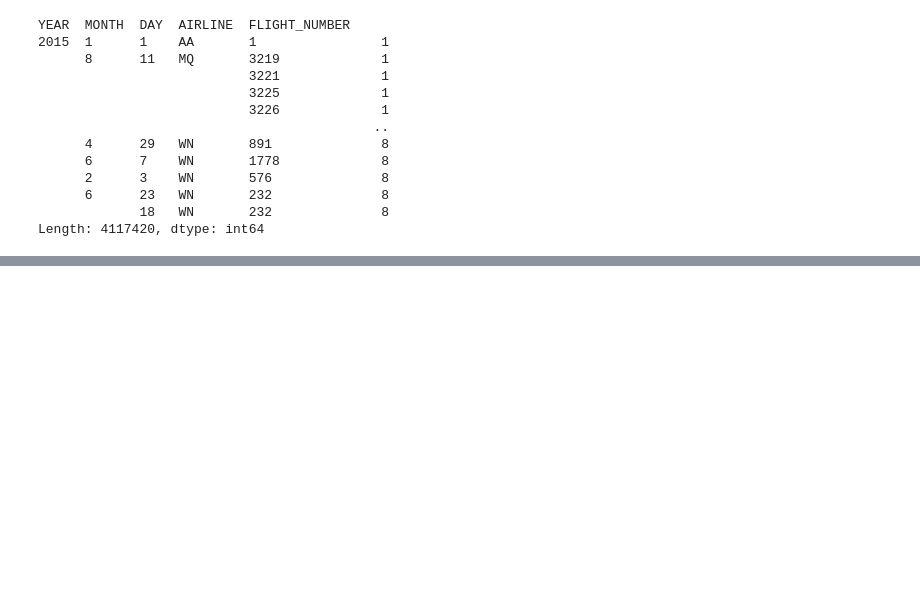
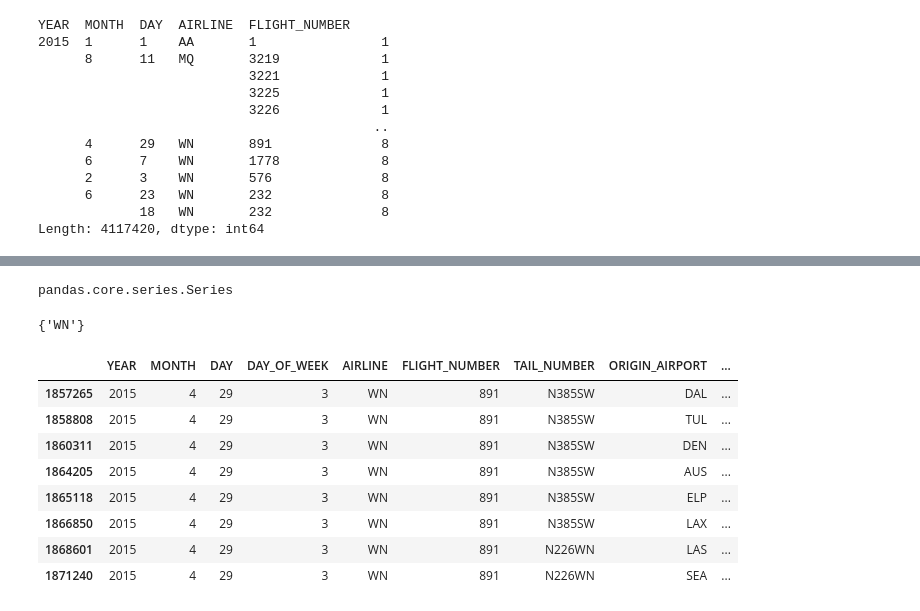
Before and after one commit to dsbombino/flight_delays_and_cancellations, a Jupyter notebook: Class&Functions_drafts.ipynb, the cells around one changed output, grey strips where cells are left out. Drawn from its saved outputs; the diff is of its cells as text; code cells hidden in the pictures; blank space fills up the shorter version.

```diff
--- a/Class&Functions_drafts.ipynb
+++ b/Class&Functions_drafts.ipynb
@@ -125 +160,25 @@ Length: 4117420, dtype: int64
+# %%
+type(count_flights)
+# %% [output]
+pandas.core.series.Series
+# %%
+a = count_flights[count_flights>5]
+airlines = set()
+for i in a.index:
+    airlines.add(i[3])
+airlines
+# %% [output]
+{'WN'}
+# %%
+flights[(flights['MONTH']==4) & (flights['DAY']==29) & (flights['AIRLINE']=='WN') & (flights['FLIGHT_NUMBER']==891)]
+# %% [output]
+|  | YEAR | MONTH | DAY | DAY_OF_WEEK | AIRLINE | FLIGHT_NUMBER | TAIL_NUMBER | ORIGIN_AIRPORT | ... |
+| 1857265 | 2015 | 4 | 29 | 3 | WN | 891 | N385SW | DAL | ... |
+| 1858808 | 2015 | 4 | 29 | 3 | WN | 891 | N385SW | TUL | ... |
+| 1860311 | 2015 | 4 | 29 | 3 | WN | 891 | N385SW | DEN | ... |
+| 1864205 | 2015 | 4 | 29 | 3 | WN | 891 | N385SW | AUS | ... |
+| 1865118 | 2015 | 4 | 29 | 3 | WN | 891 | N385SW | ELP | ... |
+| 1866850 | 2015 | 4 | 29 | 3 | WN | 891 | N385SW | LAX | ... |
+| 1868601 | 2015 | 4 | 29 | 3 | WN | 891 | N226WN | LAS | ... |
+| 1871240 | 2015 | 4 | 29 | 3 | WN | 891 | N226WN | SEA | ... |
 # %%
```
Also changed, not shown: parts of 12 cells of this notebook, 1 other file.
